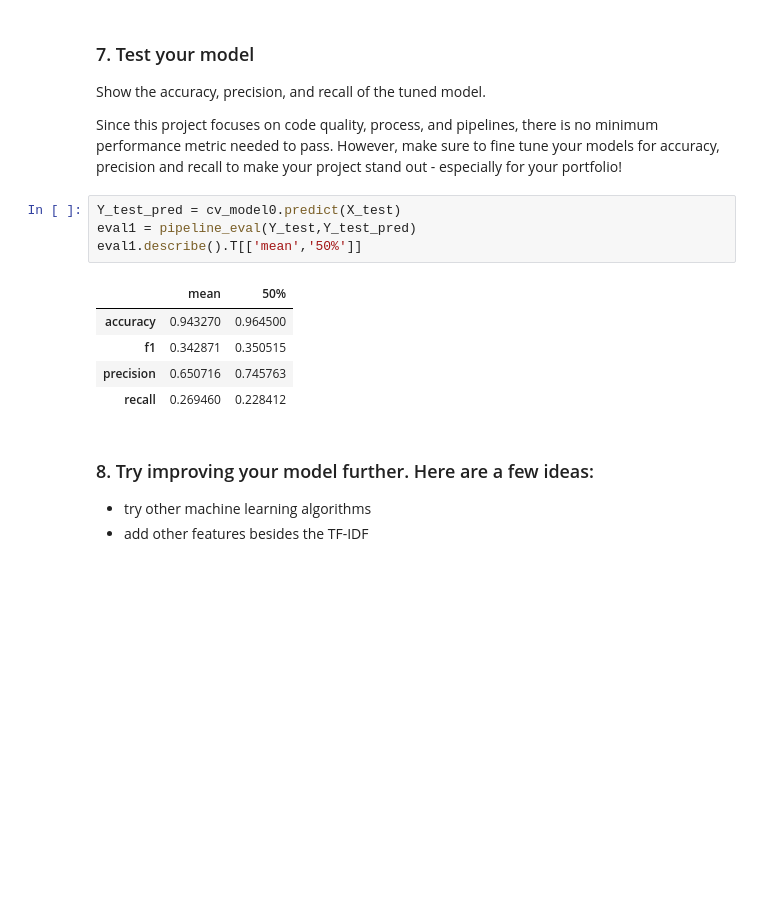
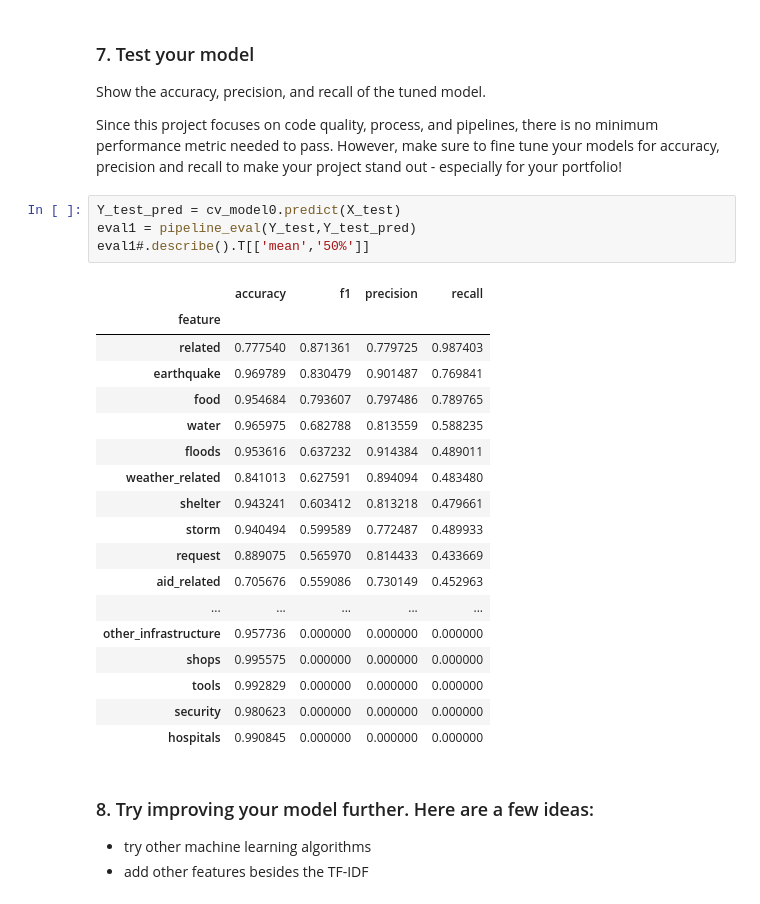
Before and after one commit to tma995/DisasterResponsePipeline, a Jupyter notebook: misc/ML Pipeline Preparation.ipynb, the cells around one changed output. Cells and saved outputs as stored; diff of their text form; blank space fills up the shorter version.

```diff
--- a/misc/ML Pipeline Preparation.ipynb
+++ b/misc/ML Pipeline Preparation.ipynb
@@ -253,13 +266,26 @@ Since this project focuses on code quality, process, and  pipelines, there is no
 # %%
 Y_test_pred = cv_model0.predict(X_test)
 eval1 = pipeline_eval(Y_test,Y_test_pred)
-eval1.describe().T[['mean','50%']]
+eval1#.describe().T[['mean','50%']]
 # %% [output]
-|  | mean | 50% |
-| accuracy | 0.943270 | 0.964500 |
-| f1 | 0.342871 | 0.350515 |
-| precision | 0.650716 | 0.745763 |
-| recall | 0.269460 | 0.228412 |
+|  | accuracy | f1 | precision | recall |
+| feature |  |  |  |  |
+| related | 0.777540 | 0.871361 | 0.779725 | 0.987403 |
+| earthquake | 0.969789 | 0.830479 | 0.901487 | 0.769841 |
+| food | 0.954684 | 0.793607 | 0.797486 | 0.789765 |
+| water | 0.965975 | 0.682788 | 0.813559 | 0.588235 |
+| floods | 0.953616 | 0.637232 | 0.914384 | 0.489011 |
+| weather_related | 0.841013 | 0.627591 | 0.894094 | 0.483480 |
+| shelter | 0.943241 | 0.603412 | 0.813218 | 0.479661 |
+| storm | 0.940494 | 0.599589 | 0.772487 | 0.489933 |
+| request | 0.889075 | 0.565970 | 0.814433 | 0.433669 |
+| aid_related | 0.705676 | 0.559086 | 0.730149 | 0.452963 |
+| ... | ... | ... | ... | ... |
+| other_infrastructure | 0.957736 | 0.000000 | 0.000000 | 0.000000 |
+| shops | 0.995575 | 0.000000 | 0.000000 | 0.000000 |
+| tools | 0.992829 | 0.000000 | 0.000000 | 0.000000 |
+| security | 0.980623 | 0.000000 | 0.000000 | 0.000000 |
+| hospitals | 0.990845 | 0.000000 | 0.000000 | 0.000000 |
 # %% [markdown]
 ### 8. Try improving your model further. Here are a few ideas:
 * try other machine learning algorithms
```
Also changed, not shown: parts of 7 cells of this notebook, 4 other files.
